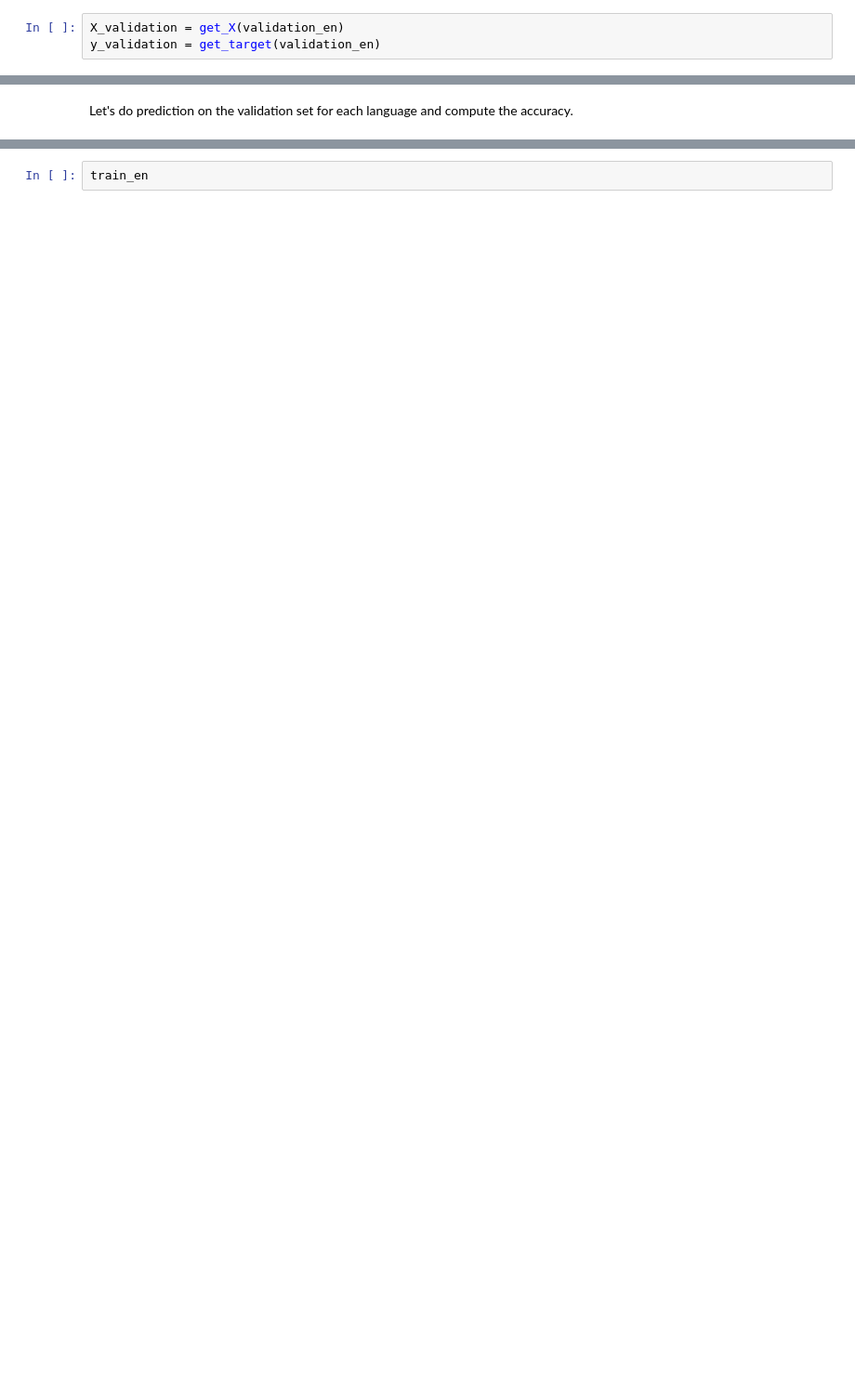
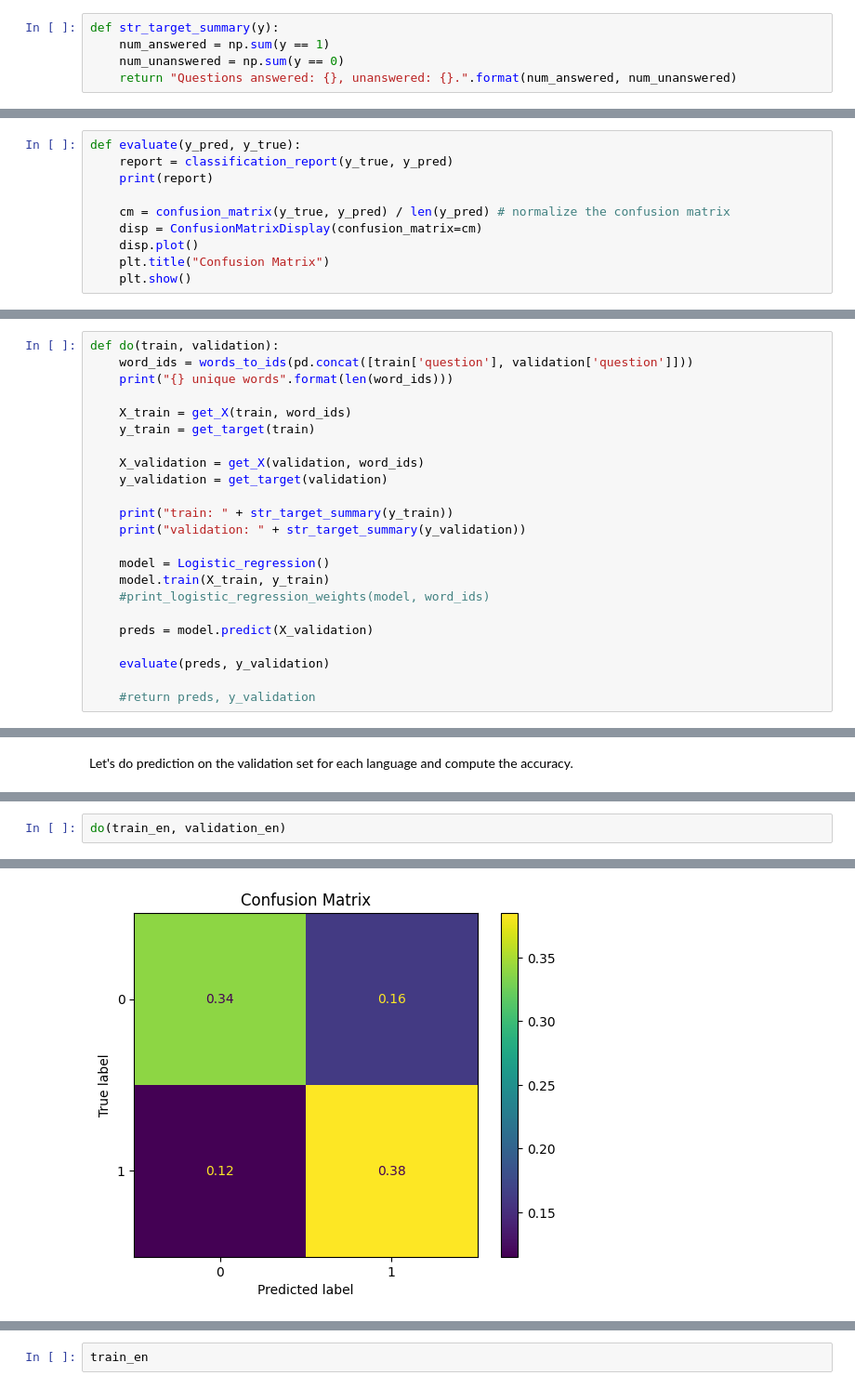
Before and after one commit to RasmusML/nlp_question_answer_project, a Jupyter notebook: 1.2 Binary Question Classification.ipynb, the cells around one changed output, grey strips where cells are left out. Shown at 93% size. Cells and saved outputs as stored; diff of their text form; blank space fills up the shorter version.

Commit message:
added predictions for all languages in Q1.2 + refactor

```diff
--- a/1.2 Binary Question Classification.ipynb
+++ b/1.2 Binary Question Classification.ipynb
@@ -220,4 +205,6 @@ Questions answered: 3696, unanswered: 3693.
-# %%
-X_validation = get_X(validation_en)
-y_validation = get_target(validation_en)
+# %%
+def str_target_summary(y):
+    num_answered = np.sum(y == 1)
+    num_unanswered = np.sum(y == 0)
+    return "Questions answered: {}, unanswered: {}.".format(num_answered, num_unanswered)
 # %% [markdown]
@@ -260,0 +212,10 @@ coef[word_ids["When"]]
+# %%
+def evaluate(y_pred, y_true):
+    report = classification_report(y_true, y_pred)
+    print(report)
+
+    cm = confusion_matrix(y_true, y_pred) / len(y_pred) # normalize the confusion matrix
+    disp = ConfusionMatrixDisplay(confusion_matrix=cm)
+    disp.plot()
+    plt.title("Confusion Matrix")
+    plt.show()
@@ -260,0 +230,23 @@ coef[word_ids["When"]]
+# %%
+def do(train, validation):
+    word_ids = words_to_ids(pd.concat([train['question'], validation['question']]))
+    print("{} unique words".format(len(word_ids)))
+
+    X_train = get_X(train, word_ids)
+    y_train = get_target(train)
+
+    X_validation = get_X(validation, word_ids)
+    y_validation = get_target(validation)
+
+    print("train: " + str_target_summary(y_train))
+    print("validation: " + str_target_summary(y_validation))
+
+    model = Logistic_regression()
+    model.train(X_train, y_train)
+    #print_logistic_regression_weights(model, word_ids)
+
+    preds = model.predict(X_validation)
+
+    evaluate(preds, y_validation)
+
+    #return preds, y_validation
@@ -299,0 +257,3 @@ accuracy
+# %%
+do(train_en, validation_en)
+# %% [output]
@@ -299,0 +273 @@ accuracy
+[figure, added]
```
Also changed, not shown: parts of 33 cells of this notebook, 3 other files.
